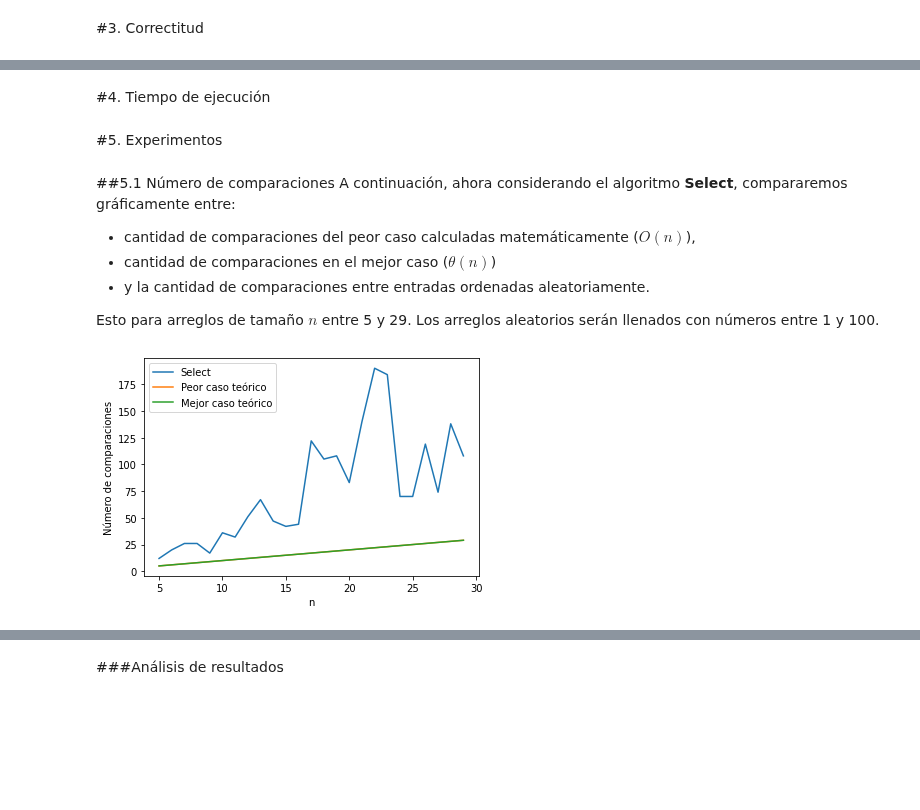
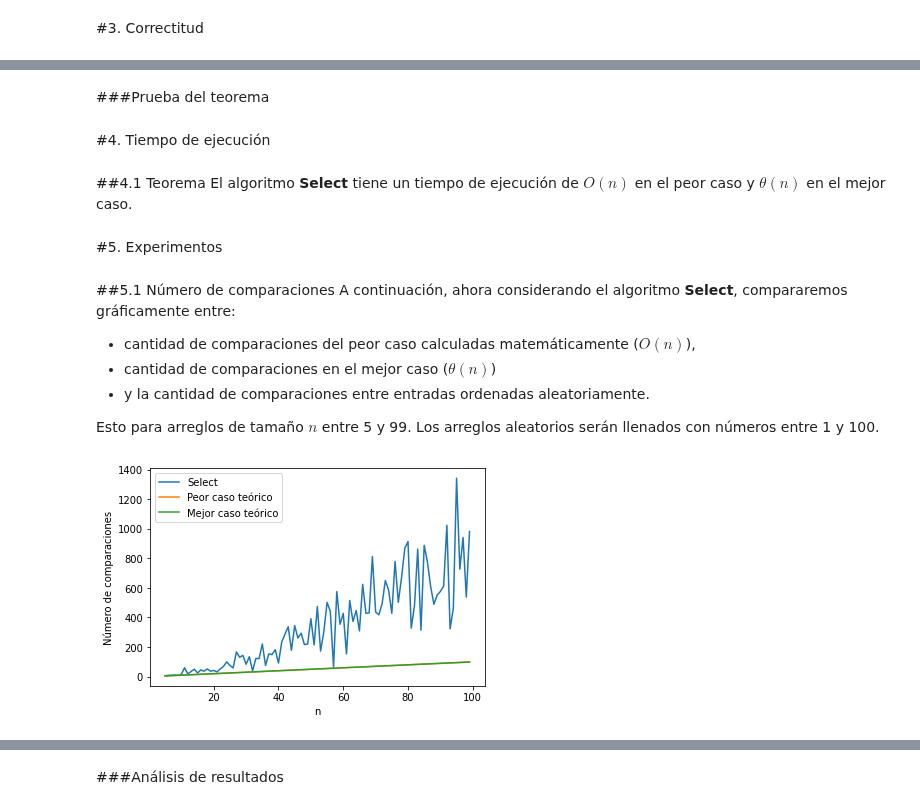
Before and after one commit to Sylver640/ADA-Informes, a Jupyter notebook: Informe_Select.ipynb, the cells around one changed output, grey strips where cells are left out. Saved outputs shown, nothing was run; the diff lists cells and outputs as text; code cells hidden in the pictures; blank space fills up the shorter version.

```diff
--- a/Informe_Select.ipynb
+++ b/Informe_Select.ipynb
@@ -261,5 +248,10 @@ k-ésimo menor elemento del arreglo: 50
+# %% [markdown]
+###Prueba del teorema
 # %% [markdown]
 #4. Tiempo de ejecución
+# %% [markdown]
+##4.1 Teorema
+El algoritmo **Select** tiene un tiempo de ejecución de $O(n)$ en el peor caso y $\theta(n)$ en el mejor caso.
 # %% [markdown]
 #5. Experimentos
 # %% [markdown]
@@ -270,31 +262,31 @@ A continuación, ahora considerando el algoritmo **Select**, compararemos gráfi
 *   cantidad de comparaciones en el mejor caso ($\theta(n)$)
 *   y la cantidad de comparaciones entre entradas ordenadas aleatoriamente.
 
-Esto para arreglos de tamaño $n$ entre 5 y 29. Los arreglos aleatorios serán llenados con números entre 1 y 100.
+Esto para arreglos de tamaño $n$ entre 5 y 99. Los arreglos aleatorios serán llenados con números entre 1 y 100.
 # %%
 import matplotlib.pyplot as plt
 import math
 import random
 
-x = [n for n in range(5,30)]
-y1 = [n for n in range(5,30)] #Peor caso
-y2 = [n for n in range(5,30)] #Mejor caso
+x = [n for n in range(5,100)]
+y1 = [n for n in range(5,100)] #Peor caso
+y2 = [n for n in range(5,100)] #Mejor caso
 y = []
 
-for n in range(5, 30):
+for n in range(5, 100):
   comparisons = 0
   array = random.sample(range(1,100), n)
   k = random.randint(1,n)
   elemento = select(array, 0, len(array)-1, k, verbose = False)
   y.append(comparisons)
 
 plt.plot(x,y)
 plt.plot(x,y1)
 plt.plot(x,y2)
 plt.legend(["Select","Peor caso teórico","Mejor caso teórico"])
 
 plt.xlabel("n")
 plt.ylabel("Número de comparaciones")
 plt.show()
 # %% [output]
-[figure, old version]
+[figure, new version]
```
Also changed, not shown: parts of 9 cells of this notebook.
